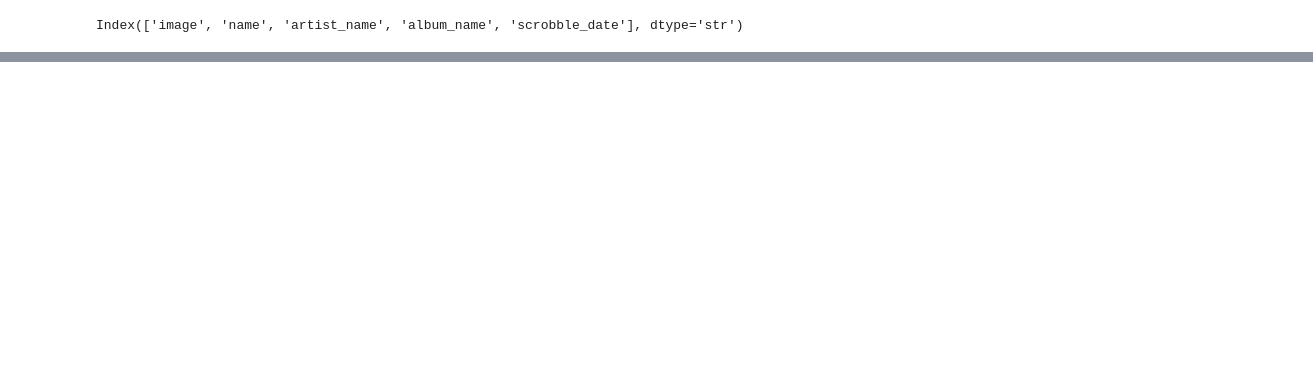
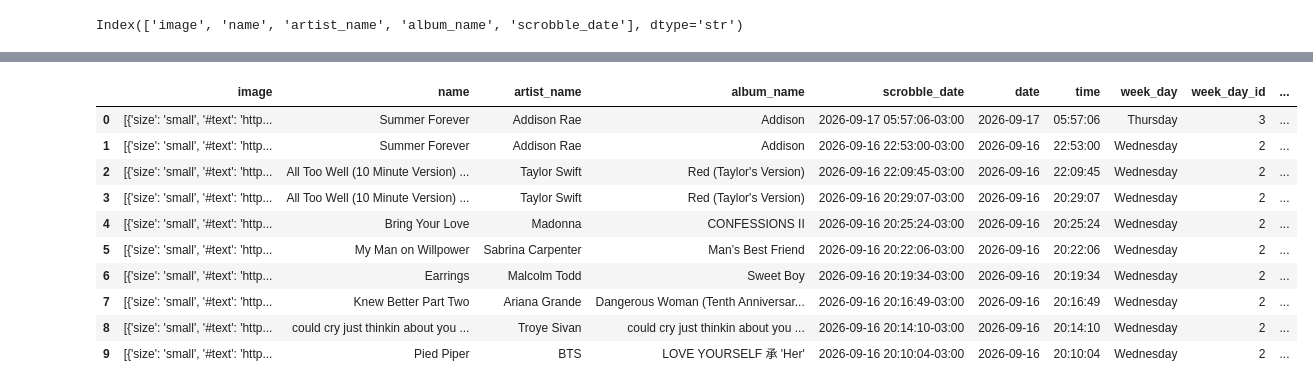
Before and after one commit to Brendalu2005/music-data-analysis, a Jupyter notebook: notebooks/transform/transform_lastfm.ipynb, the cells around one changed output, grey strips where cells are left out. Saved outputs shown, nothing was run; the diff lists cells and outputs as text; code cells hidden in the pictures; blank space fills up the shorter version.

```diff
--- a/notebooks/transform/transform_lastfm.ipynb
+++ b/notebooks/transform/transform_lastfm.ipynb
@@ -61,0 +74,3 @@ Index(['image', 'name', 'artist_name', 'album_name', 'scrobble_date'], dtype='st
+# %%
+df_lastfm['scrobble_date'] = df_lastfm['scrobble_date'].dt.tz_convert('America/Sao_Paulo')
+df_lastfm.head(10)
@@ -61,0 +89,23 @@ Index(['image', 'name', 'artist_name', 'album_name', 'scrobble_date'], dtype='st
+# %%
+df_lastfm['date'] = df_lastfm['scrobble_date'].dt.date
+df_lastfm['time'] = df_lastfm['scrobble_date'].dt.time
+df_lastfm['week_day'] = df_lastfm['scrobble_date'].dt.day_name()
+df_lastfm['week_day_id'] = df_lastfm['scrobble_date'].dt.dayofweek
+df_lastfm['group_hour'] = df_lastfm['scrobble_date'].dt.hour
+# melhor para fazer agrupamento dos tempos, pois cada tempo é diferente -> mais difícil para análise
+
+df_lastfm.head(10)
+
+#mantém scroble_date para comparações mais fáceis de serem feitas que os dados separados
+# %% [output]
+|  | image | name | artist_name | album_name | scrobble_date | date | time | week_day | week_day_id | ... |
+| 0 | [{'size': 'small', '#text': 'http... | Summer Forever | Addison Rae | Addison | 2026-09-17 05:57:06-03:00 | 2026-09-17 | 05:57:06 | Thursday | 3 | ... |
+| 1 | [{'size': 'small', '#text': 'http... | Summer Forever | Addison Rae | Addison | 2026-09-16 22:53:00-03:00 | 2026-09-16 | 22:53:00 | Wednesday | 2 | ... |
+| 2 | [{'size': 'small', '#text': 'http... | All Too Well (10 Minute Version) ... | Taylor Swift | Red (Taylor's Version) | 2026-09-16 22:09:45-03:00 | 2026-09-16 | 22:09:45 | Wednesday | 2 | ... |
+| 3 | [{'size': 'small', '#text': 'http... | All Too Well (10 Minute Version) ... | Taylor Swift | Red (Taylor's Version) | 2026-09-16 20:29:07-03:00 | 2026-09-16 | 20:29:07 | Wednesday | 2 | ... |
+| 4 | [{'size': 'small', '#text': 'http... | Bring Your Love | Madonna | CONFESSIONS II | 2026-09-16 20:25:24-03:00 | 2026-09-16 | 20:25:24 | Wednesday | 2 | ... |
+| 5 | [{'size': 'small', '#text': 'http... | My Man on Willpower | Sabrina Carpenter | Man’s Best Friend | 2026-09-16 20:22:06-03:00 | 2026-09-16 | 20:22:06 | Wednesday | 2 | ... |
+| 6 | [{'size': 'small', '#text': 'http... | Earrings | Malcolm Todd | Sweet Boy | 2026-09-16 20:19:34-03:00 | 2026-09-16 | 20:19:34 | Wednesday | 2 | ... |
+| 7 | [{'size': 'small', '#text': 'http... | Knew Better Part Two | Ariana Grande | Dangerous Woman (Tenth Anniversar... | 2026-09-16 20:16:49-03:00 | 2026-09-16 | 20:16:49 | Wednesday | 2 | ... |
+| 8 | [{'size': 'small', '#text': 'http... | could cry just thinkin about you ... | Troye Sivan | could cry just thinkin about you ... | 2026-09-16 20:14:10-03:00 | 2026-09-16 | 20:14:10 | Wednesday | 2 | ... |
+| 9 | [{'size': 'small', '#text': 'http... | Pied Piper | BTS | LOVE YOURSELF 承 'Her' | 2026-09-16 20:10:04-03:00 | 2026-09-16 | 20:10:04 | Wednesday | 2 | ... |
```
Also changed, not shown: parts of 6 cells of this notebook, 1 other file.
